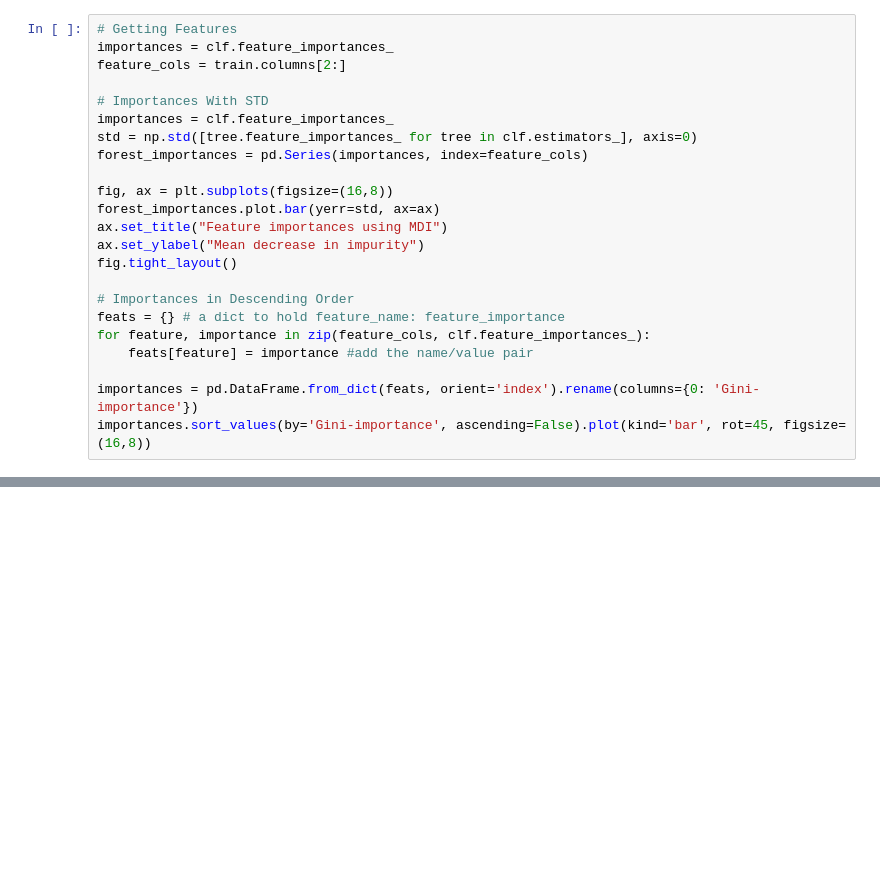
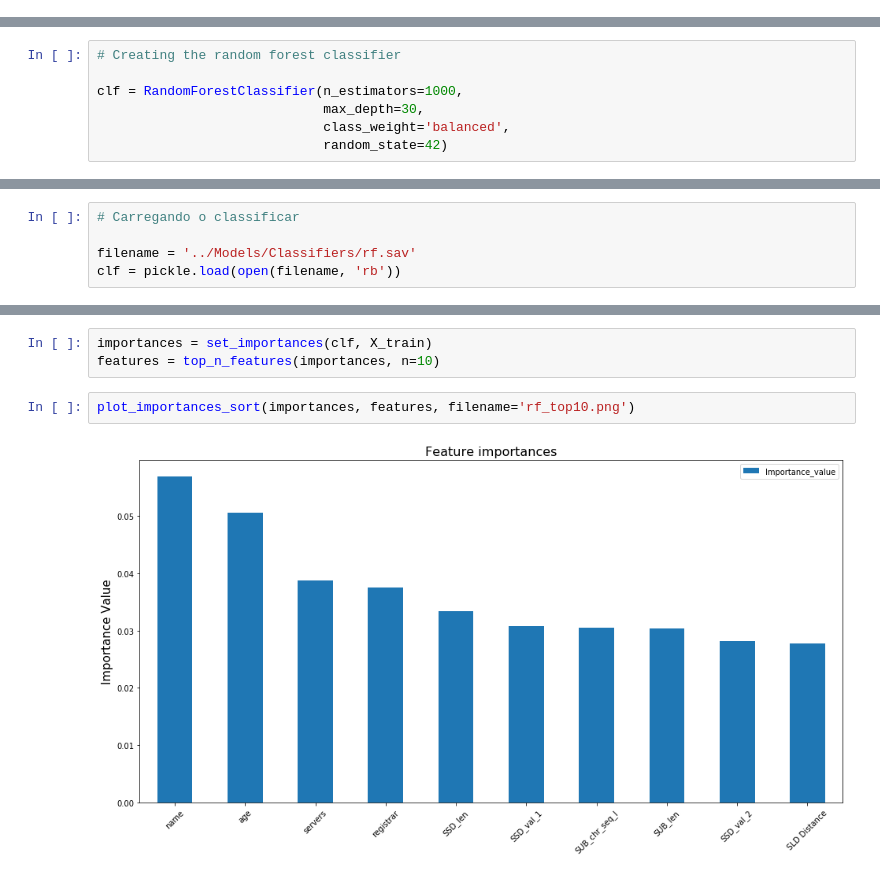
Before and after one commit to AbnerBissolli/Malicious-DNS-Detection, a Jupyter notebook: jupyter-notebooks/[04] [01] Classifier Random Forest.ipynb, the cells around one changed output, grey strips where cells are left out. Drawn from its saved outputs; the diff is of its cells as text; blank space fills up the shorter version.

Commit message:
Update on classifiers

```diff
--- a/jupyter-notebooks/[04] [01] Classifier Random Forest.ipynb
+++ b/jupyter-notebooks/[04] [01] Classifier Random Forest.ipynb
@@ -171,23 +0,0 @@ pos      1570      5742
-# %%
-# Getting Features
-importances = clf.feature_importances_
-feature_cols = train.columns[2:]
-
-# Importances With STD
-importances = clf.feature_importances_
-std = np.std([tree.feature_importances_ for tree in clf.estimators_], axis=0)
-forest_importances = pd.Series(importances, index=feature_cols)
-
-fig, ax = plt.subplots(figsize=(16,8))
-forest_importances.plot.bar(yerr=std, ax=ax)
-ax.set_title("Feature importances using MDI")
-ax.set_ylabel("Mean decrease in impurity")
-fig.tight_layout()
-
-# Importances in Descending Order
-feats = {} # a dict to hold feature_name: feature_importance
-for feature, importance in zip(feature_cols, clf.feature_importances_):
-    feats[feature] = importance #add the name/value pair
-
-importances = pd.DataFrame.from_dict(feats, orient='index').rename(columns={0: 'Gini-importance'})
-importances.sort_values(by='Gini-importance', ascending=False).plot(kind='bar', rot=45, figsize=(16,8))
@@ -226,0 +41,7 @@ importances.sort_values(by='Gini-importance', ascending=False)
+# %%
+# Creating the random forest classifier
+
+clf = RandomForestClassifier(n_estimators=1000,
+                             max_depth=30,
+                             class_weight='balanced',
+                             random_state=42)
@@ -226,0 +60,5 @@ importances.sort_values(by='Gini-importance', ascending=False)
+# %%
+# Carregando o classificar
+
+filename = '../Models/Classifiers/rf.sav'
+clf = pickle.load(open(filename, 'rb'))
@@ -226,0 +261,7 @@ importances.sort_values(by='Gini-importance', ascending=False)
+# %%
+importances = set_importances(clf, X_train)
+features = top_n_features(importances, n=10)
+# %%
+plot_importances_sort(importances, features, filename='rf_top10.png')
+# %% [output]
+[figure, added]
```
Also changed, not shown: parts of 37 cells of this notebook.
